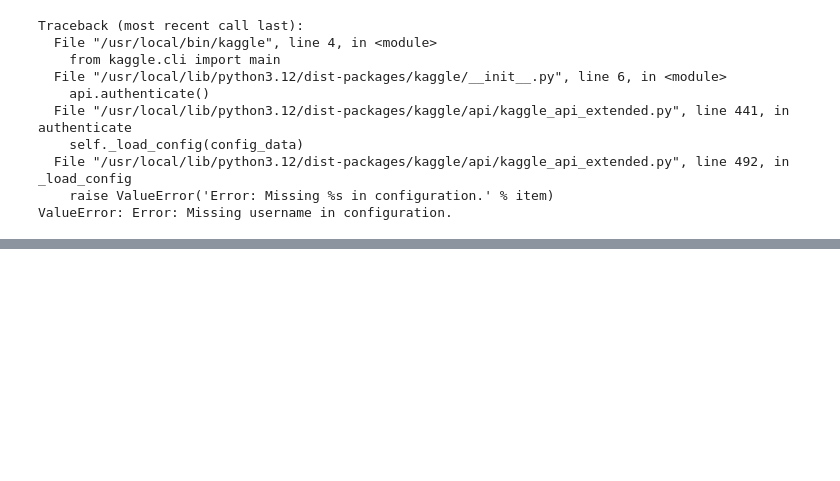
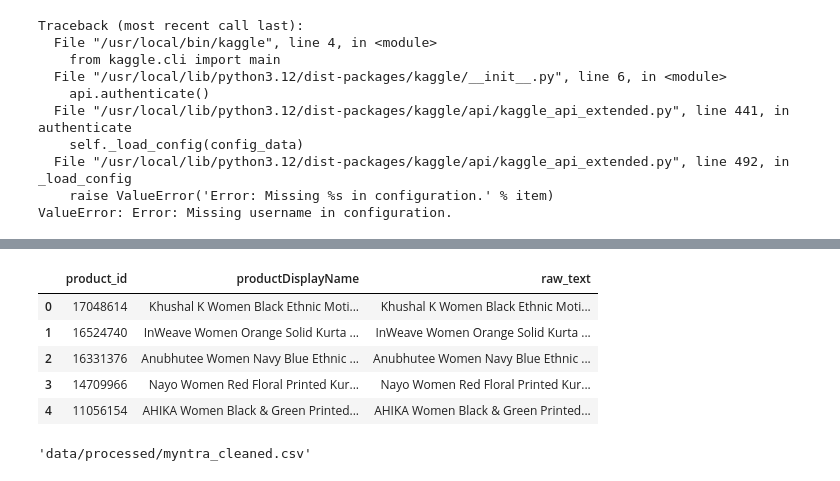
Before and after one commit to Shilpa3008/fashion-search-ai, a Jupyter notebook: notebooks/01_eda_preprocessing.ipynb, the cells around one changed output, grey strips where cells are left out. Saved outputs shown, nothing was run; the diff lists cells and outputs as text; code cells hidden in the pictures; blank space fills up the shorter version.

```diff
--- a/notebooks/01_eda_preprocessing.ipynb
+++ b/notebooks/01_eda_preprocessing.ipynb
@@ -127,0 +248,17 @@ ValueError: Error: Missing username in configuration.
+# %%
+#Create raw_text_for_embedding
+def build_text(row):
+    parts = [
+        row["productDisplayName"],
+        f"Gender: {row['gender']}",
+        f"Category: {row['masterCategory']} / {row['subCategory']} / {row['articleType']}",
+        f"Color: {row['baseColour']}",
+        f"Usage: {row['usage']}",
+        f"Season: {row['season']} {row['year']}",
+        f"Price: {row['price']}"
+    ]
+    return ". ".join([str(p) for p in parts if pd.notna(p)])
+
+df["raw_text"] = df.apply(build_text, axis=1)
+
+df[["productDisplayName", "raw_text"]].head()
@@ -127,0 +311,18 @@ ValueError: Error: Missing username in configuration.
+# %%
+# Quick check
+df[["product_id", "productDisplayName", "raw_text"]].head()
+# %% [output]
+|  | product_id | productDisplayName | raw_text |
+| 0 | 17048614 | Khushal K Women Black Ethnic Moti... | Khushal K Women Black Ethnic Moti... |
+| 1 | 16524740 | InWeave Women Orange Solid Kurta ... | InWeave Women Orange Solid Kurta ... |
+| 2 | 16331376 | Anubhutee Women Navy Blue Ethnic ... | Anubhutee Women Navy Blue Ethnic ... |
+| 3 | 14709966 | Nayo Women Red Floral Printed Kur... | Nayo Women Red Floral Printed Kur... |
+| 4 | 11056154 | AHIKA Women Black & Green Printed... | AHIKA Women Black & Green Printed... |
+# %%
+#Save Cleaned data
+processed_path = "data/processed/myntra_cleaned.csv"
+os.makedirs(os.path.dirname(processed_path), exist_ok=True)
+df.to_csv(processed_path, index=False)
+processed_path
+# %% [output]
+'data/processed/myntra_cleaned.csv'
```
Also changed, not shown: parts of 9 cells of this notebook.
